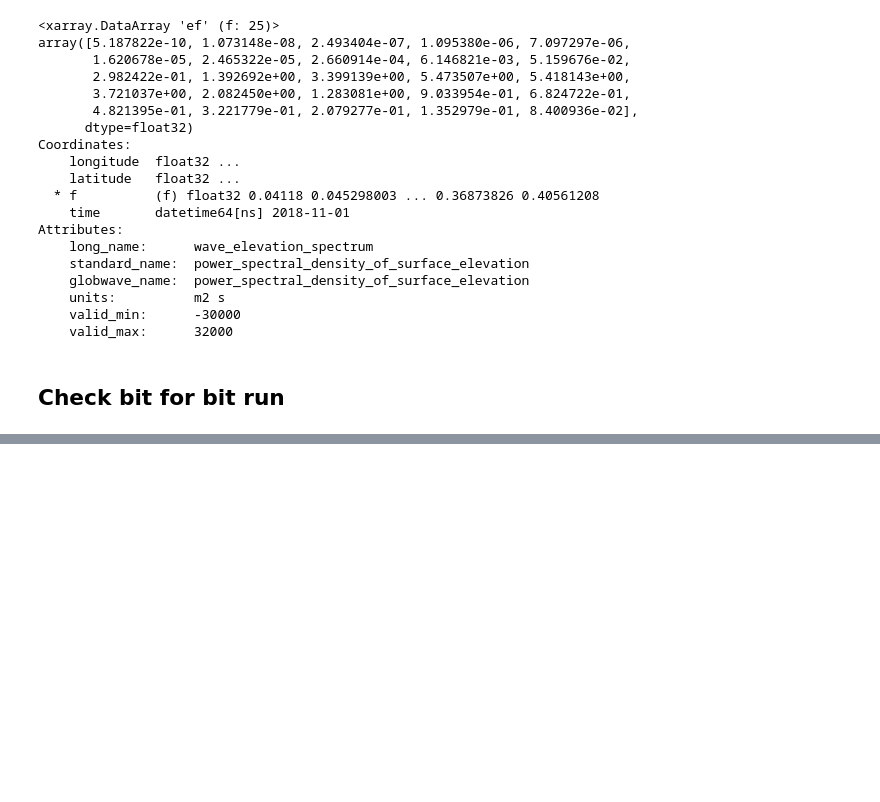
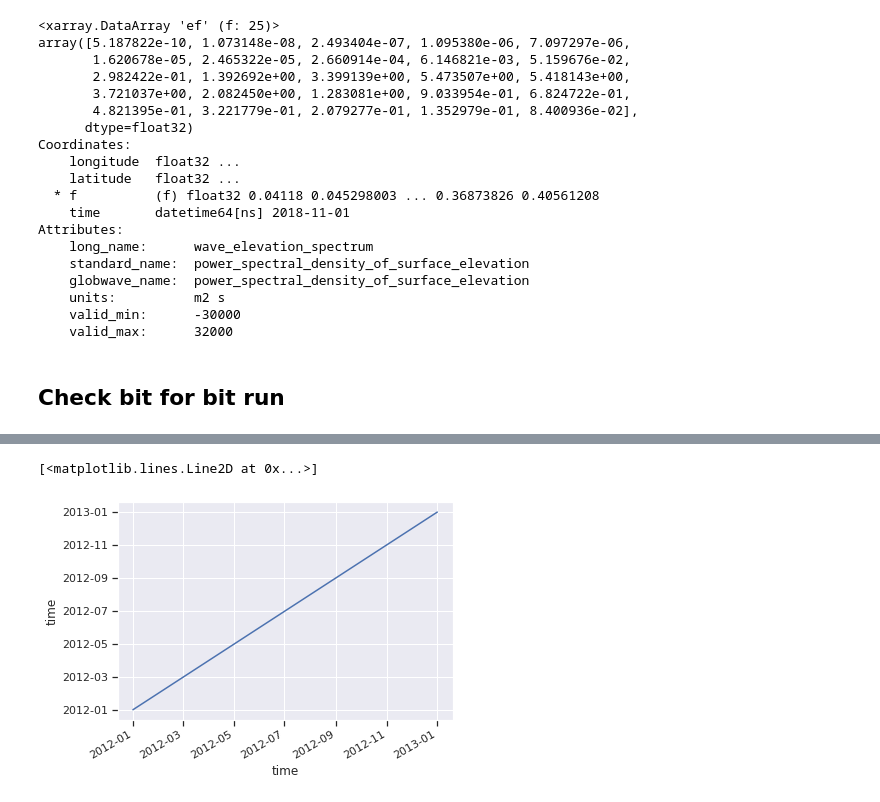
Before and after one commit to vtcooper/waveice, a Jupyter notebook: waveice_coupled_2021.ipynb, the cells around one changed output, grey strips where cells are left out. Drawn from its saved outputs; the diff is of its cells as text; code cells hidden in the pictures; blank space fills up the shorter version.

```diff
--- a/waveice_coupled_2021.ipynb
+++ b/waveice_coupled_2021.ipynb
@@ -1132,0 +1180,5 @@ Coordinates:
+# %%
+ww2012.time.plot()
+# %% [output]
+[<matplotlib.lines.Line2D at 0x...>]
+[figure, added]
```
Also changed, not shown: parts of 32 cells of this notebook, 2 other files.
